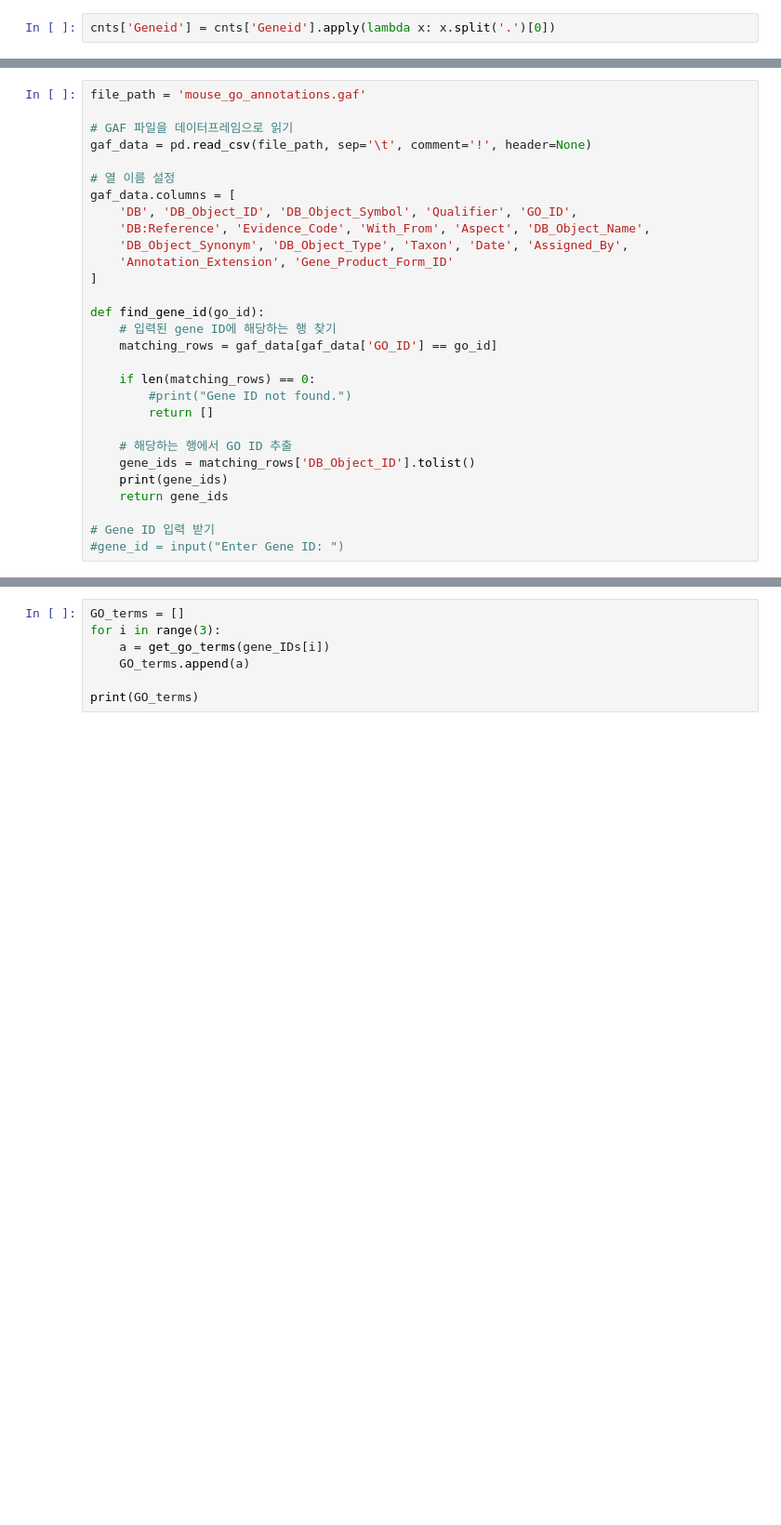
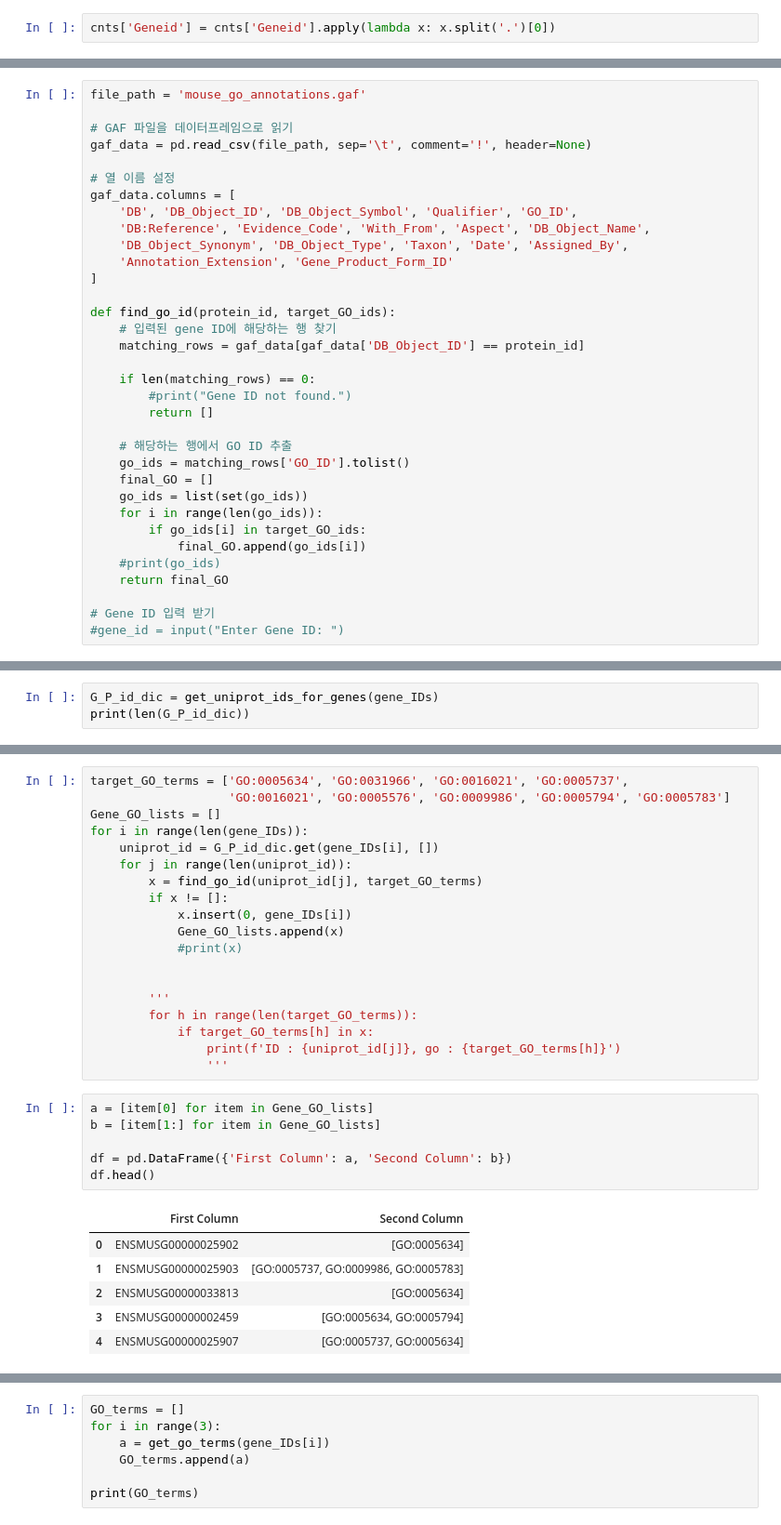
Before and after one commit to EunjinKwon/2024-Bioinformatics, a Jupyter notebook: Project.ipynb, the cells around one changed output, grey strips where cells are left out. Shown at 93% size. Saved outputs shown, nothing was run; the diff lists cells and outputs as text; blank space fills up the shorter version.

Commit message:
ensembl ID와 GO term 표로 만들어 정리

```diff
--- a/Project.ipynb
+++ b/Project.ipynb
@@ -314,18 +314,23 @@ gaf_data.columns = [
     'Annotation_Extension', 'Gene_Product_Form_ID'
 ]
 
-def find_gene_id(go_id):
+def find_go_id(protein_id, target_GO_ids):
     # 입력된 gene ID에 해당하는 행 찾기
-    matching_rows = gaf_data[gaf_data['GO_ID'] == go_id]
+    matching_rows = gaf_data[gaf_data['DB_Object_ID'] == protein_id]
 
     if len(matching_rows) == 0:
         #print("Gene ID not found.")
         return []
 
     # 해당하는 행에서 GO ID 추출
-    gene_ids = matching_rows['DB_Object_ID'].tolist()
-    print(gene_ids)
-    return gene_ids
+    go_ids = matching_rows['GO_ID'].tolist()
+    final_GO = []
+    go_ids = list(set(go_ids))
+    for i in range(len(go_ids)):
+        if go_ids[i] in target_GO_ids:
+            final_GO.append(go_ids[i])
+    #print(go_ids)
+    return final_GO
 
 # Gene ID 입력 받기
 #gene_id = input("Enter Gene ID: ")
@@ -399,0 +408,3 @@ Gene ID: ENSMUSG00000025902, UniProt IDs: ['A0A0A6YXS3', 'A0A0A6YWS4', 'Q61473',
+# %%
+G_P_id_dic = get_uniprot_ids_for_genes(gene_IDs)
+print(len(G_P_id_dic))
@@ -400 +413,33 @@ Gene ID: ENSMUSG00000025902, UniProt IDs: ['A0A0A6YXS3', 'A0A0A6YWS4', 'Q61473',
+# %%
+target_GO_terms = ['GO:0005634', 'GO:0031966', 'GO:0016021', 'GO:0005737',
+                   'GO:0016021', 'GO:0005576', 'GO:0009986', 'GO:0005794', 'GO:0005783']
+Gene_GO_lists = []
+for i in range(len(gene_IDs)):
+    uniprot_id = G_P_id_dic.get(gene_IDs[i], [])
+    for j in range(len(uniprot_id)):
+        x = find_go_id(uniprot_id[j], target_GO_terms)
+        if x != []:
+            x.insert(0, gene_IDs[i])
+            Gene_GO_lists.append(x)
+            #print(x)
+
+
+        '''
+        for h in range(len(target_GO_terms)):
+            if target_GO_terms[h] in x:
+                print(f'ID : {uniprot_id[j]}, go : {target_GO_terms[h]}')
+                '''
+# %%
+a = [item[0] for item in Gene_GO_lists]
+b = [item[1:] for item in Gene_GO_lists]
+
+df = pd.DataFrame({'First Column': a, 'Second Column': b})
+df.head()
+# %% [output]
+|  | First Column | Second Column |
+| 0 | ENSMUSG00000025902 | [GO:0005634] |
+| 1 | ENSMUSG00000025903 | [GO:0005737, GO:0009986, GO:0005783] |
+| 2 | ENSMUSG00000033813 | [GO:0005634] |
+| 3 | ENSMUSG00000002459 | [GO:0005634, GO:0005794] |
+| 4 | ENSMUSG00000025907 | [GO:0005737, GO:0005634] |
 # %%
```
Also changed, not shown: parts of 10 cells of this notebook.
